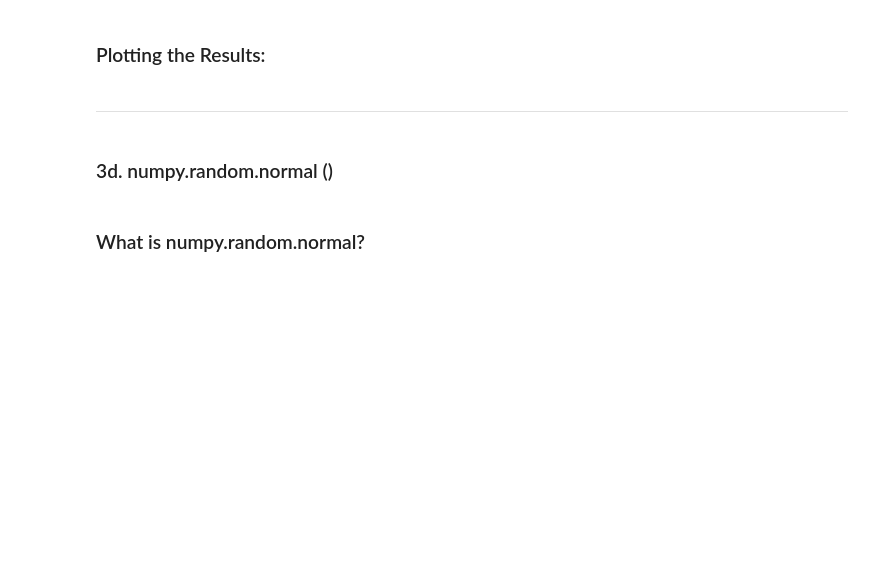
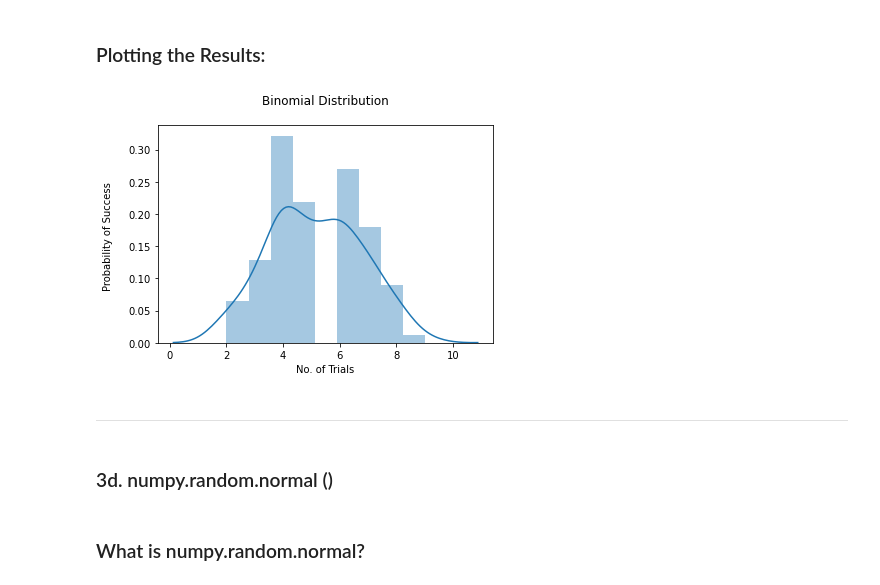
Before and after one commit to Fiona-600/Programming-for-Data-Analytics-2020-Assignment, a Jupyter notebook: Assignment-2020.ipynb, the cells around one changed output. Drawn from its saved outputs; the diff is of its cells as text; code cells hidden in the pictures; blank space fills up the shorter version.

```diff
--- a/Assignment-2020.ipynb
+++ b/Assignment-2020.ipynb
@@ -301,12 +357,16 @@ print("")
 # %%
 # number of trials = 10, probability of each trial = 0.5, no.of times tested = 100
 
 n, p,s = 10,0.5,100 # number of trials, probability of each
 plot = np.random.binomial(n, p, s)
 sns.distplot(plot)
-
-plt.title('Binomial Distribution')
+print ("")
+plt.title('Binomial Distribution\n') # Give the plot a title
+plt.ylabel("Probability of Success \n") # Give y axis a title
+plt.xlabel("No. of Trials") # Give x axis a title
 plt.show()
+# %% [output]
+[figure, added]
 # %% [markdown]
 ***
 # %% [markdown]
```
Also changed, not shown: parts of 31 cells of this notebook.
